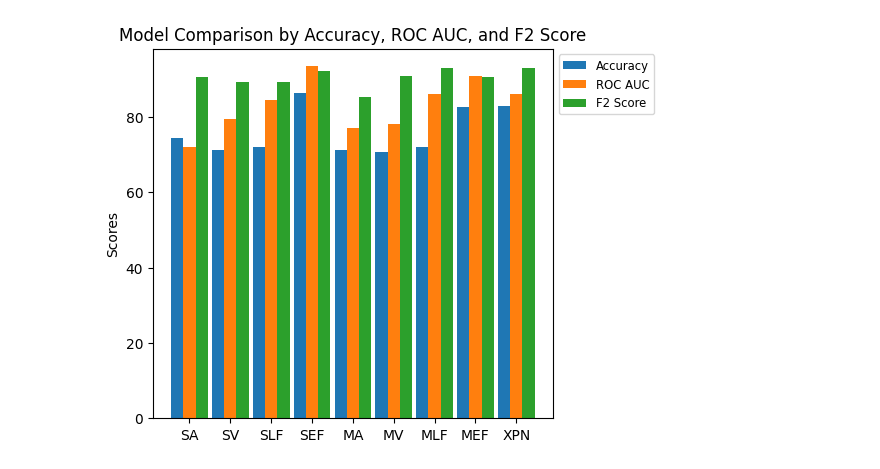
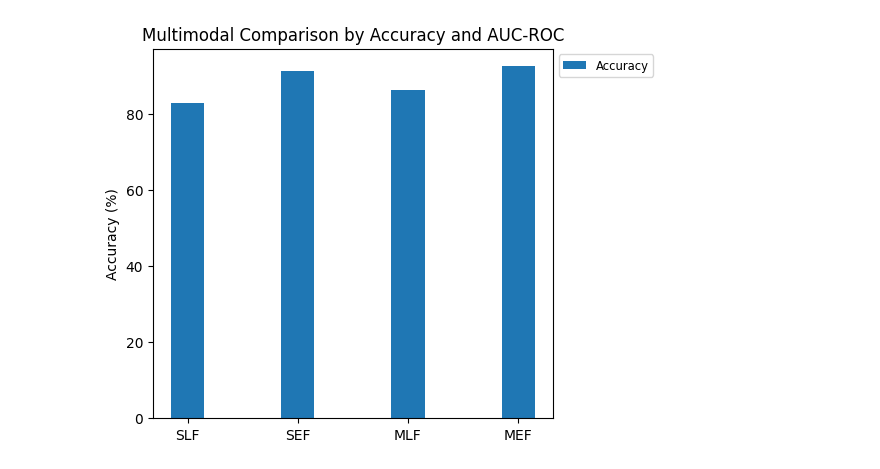
Before and after one commit to darshan-k3/Low-Complexity-Deepfake-Detection-Model, a Jupyter notebook: Results.ipynb, the cells around one changed output. Cells and saved outputs as stored; diff of their text form; code cells hidden in the pictures.

```diff
--- a/Results.ipynb
+++ b/Results.ipynb
@@ -6,4 +3,6 @@
 # %%
+# Author: 21004275
+# This script processes a dataset of machine learning model performances and visualizes their complexity vs. performance.
 
 import pandas as pd
 import numpy as np
@@ -12,15 +11,15 @@ import matplotlib.pyplot as plt
 
 # Initialise dataset with model performance metrics.
 data = {
-    "Model": ["SA", "SV", "SLF", "SEF", "MA", "MV", "MLF", "MEF", "XPN", "INC", "MSN"],
-    "Memory Usage (kB)": [78.81, 700.64, 789.21, 419.40, 243.21, 75.48, 324.54, 272.09, 81597.92, 108.35, 100.14],
-    "Time Spent (s)": [14.52, 175.30, 189.40, 192.33, 173.59, 11.26, 0.3787, 185.97, 64.70, 21.35, 19.43],
-    "Accuracy (%)": [79.37, 76.88, 78.12, 88.75, 76.88, 77.50, 71.88, 85.00, 74.51, 87.32, 50.32],
-    "AUC-ROC": [79.89, 74.45, 82.84, 91.13, 70.18, 85.96, 86.11, 92.42, 83.31, 87.32, 50.32],
-    "F2 Score": [92.48, 92.88, 94.14, 94.66, 94.33, 92.04, 92.89, 93.30, 74.51, 87.23, 42.15]
+    "Model":             ["SA", "SV", "SLF", "SEF", "MA", "MV", "MLF", "MEF", "XPN", "MI4", "MS4"],
+    "Memory Usage (kB)": [78.81, 700.64, 789.21, 419.40, 73.71, 243.20, 316.91, 265.72, 81597.92, 108.35, 100.14],
+    "Time Spent (s)":    [14.52, 175.30, 189.40, 191.17, 11.26, 173.59, 185.97, 192.33, 64.44, 21.35, 19.43],
+    "Accuracy (%)":      [79.37, 76.88, 78.12, 86.25, 77.50, 76.88, 85.00, 88.75, 74.51, 87.32, 50.32],
+    "AUC-ROC":           [79.89, 74.45, 82.84, 91.98, 85.96, 70.18, 92.42, 94.66, 83.31, 87.32, 50.32],
+    "F2 Score":          [92.48, 92.88, 94.14, 92.59, 92.04, 94.33, 93.30 ,91.13, 74.27, 87.23, 42.15]
 }
 
-# Extended model names for labelling.
+# Extended model names for labeling.
 model_labels = [
     "SVM Audio", "SVM Video", "Late Fuse + SVM Multimodal", "Early Fuse + SVM Multimodal",
     "MLP Audio", "MLP Video", "Late Fuse + SVM Multimodal", "Early Fuse + SVM Multimodal", "Xception Video",
@@ -72,31 +109,40 @@ The following are additional figures that can be found Appendix A.
 # %%
 import matplotlib.pyplot as plt
 import numpy as np
 
-# models = ['Model 1', 'Model 2', 'Model 3']
-models = df['Model']
-accuracy = df['Accuracy (%)']
-roc_auc = df['AUC-ROC']
-f2_score = df['F2 Score']
+# List of models to include in the new dataset
+selected_models = ["MEF", "MLF", "SEF", "SLF"]
+
+# Filter the original DataFrame
+new_df = df[df['Model'].isin(selected_models)]
+
+
+
+models = new_df['Model']
+accuracy = new_df['Accuracy (%)']
+roc_auc = new_df['AUC-ROC']
+# f2_score = df['F2 Score']
+
+
 
 x = np.arange(len(models))
 width = 0.3
 
 fig, ax = plt.subplots()
-rects1 = ax.bar(x - width, accuracy, width, label='Accuracy')
-rects2 = ax.bar(x, roc_auc, width, label='ROC AUC')
-rects3 = ax.bar(x + width , f2_score, width, label='F2 Score')
+# rects1 = ax.bar(x - width, accuracy, width, label='Accuracy')
+rects2 = ax.bar(x, roc_auc, width, label='Accuracy')
+# rects3 = ax.bar(x + width , f2_score, width, label='F2 Score')
 
-ax.set_ylabel('Scores')
-ax.set_title('Model Comparison by Accuracy, ROC AUC, and F2 Score')
+ax.set_ylabel('Accuracy (%)')
+ax.set_title('Multimodal Comparison by Accuracy and AUC-ROC')
 ax.set_xticks(x)
 ax.set_xticklabels(models)
 
 # Move legend outside
 ax.legend(loc='upper left', bbox_to_anchor=(1, 1), fontsize='small')
 
 plt.subplots_adjust(right=0.75)  # Adjust subplot to make room for the legend
 
 plt.show()
 # %% [output]
-[figure, old version]
+[figure, new version]
```
Also changed, not shown: parts of 7 cells of this notebook.
